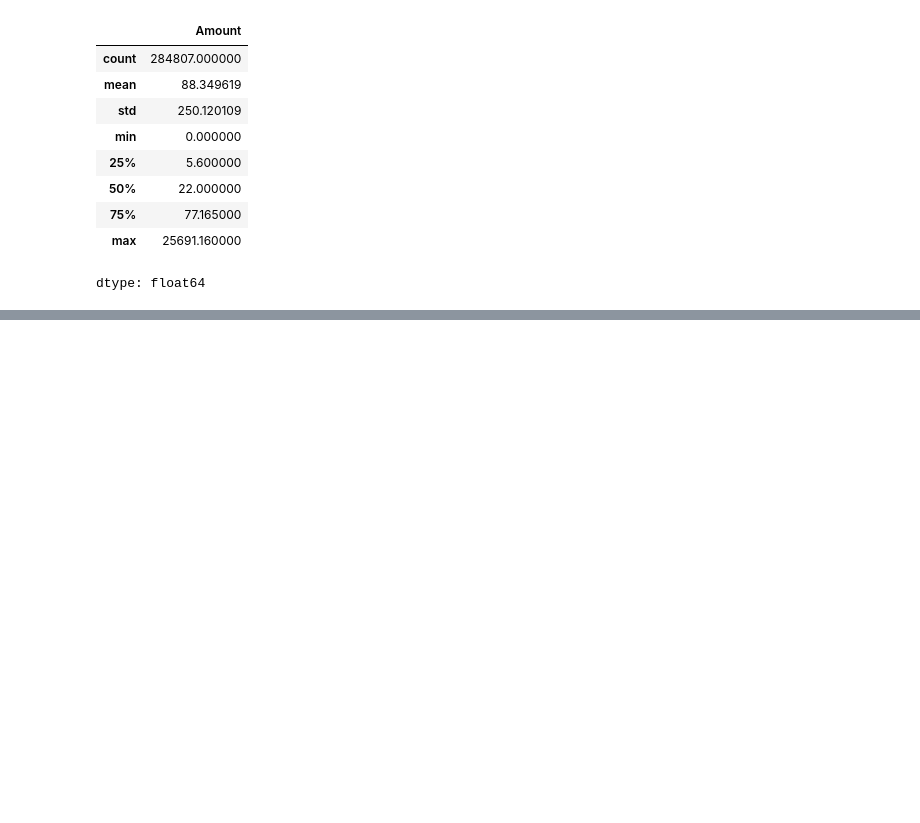
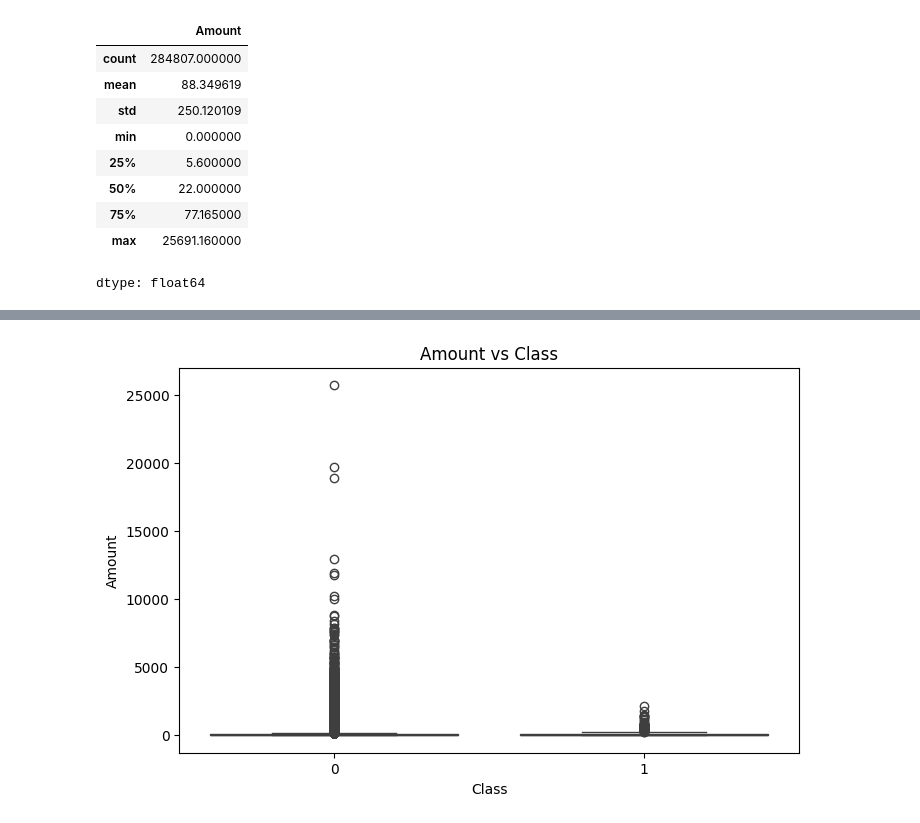
Before and after one commit to Tamannapanwar17/credit-card-fraud-detection, a Jupyter notebook: Credit_Card_Fraud_Detection.ipynb, the cells around one changed output, grey strips where cells are left out. Saved outputs shown, nothing was run; the diff lists cells and outputs as text; code cells hidden in the pictures; blank space fills up the shorter version.

```diff
--- a/Credit_Card_Fraud_Detection.ipynb
+++ b/Credit_Card_Fraud_Detection.ipynb
@@ -131,0 +247,14 @@ dtype: float64
+# %%
+plt.figure(figsize=(8,5))
+
+sns.boxplot(
+    x="Class",
+    y="Amount",
+    data=df
+)
+
+plt.title("Amount vs Class")
+
+plt.show()
+# %% [output]
+[figure, added]
```
Also changed, not shown: parts of 67 cells of this notebook.
